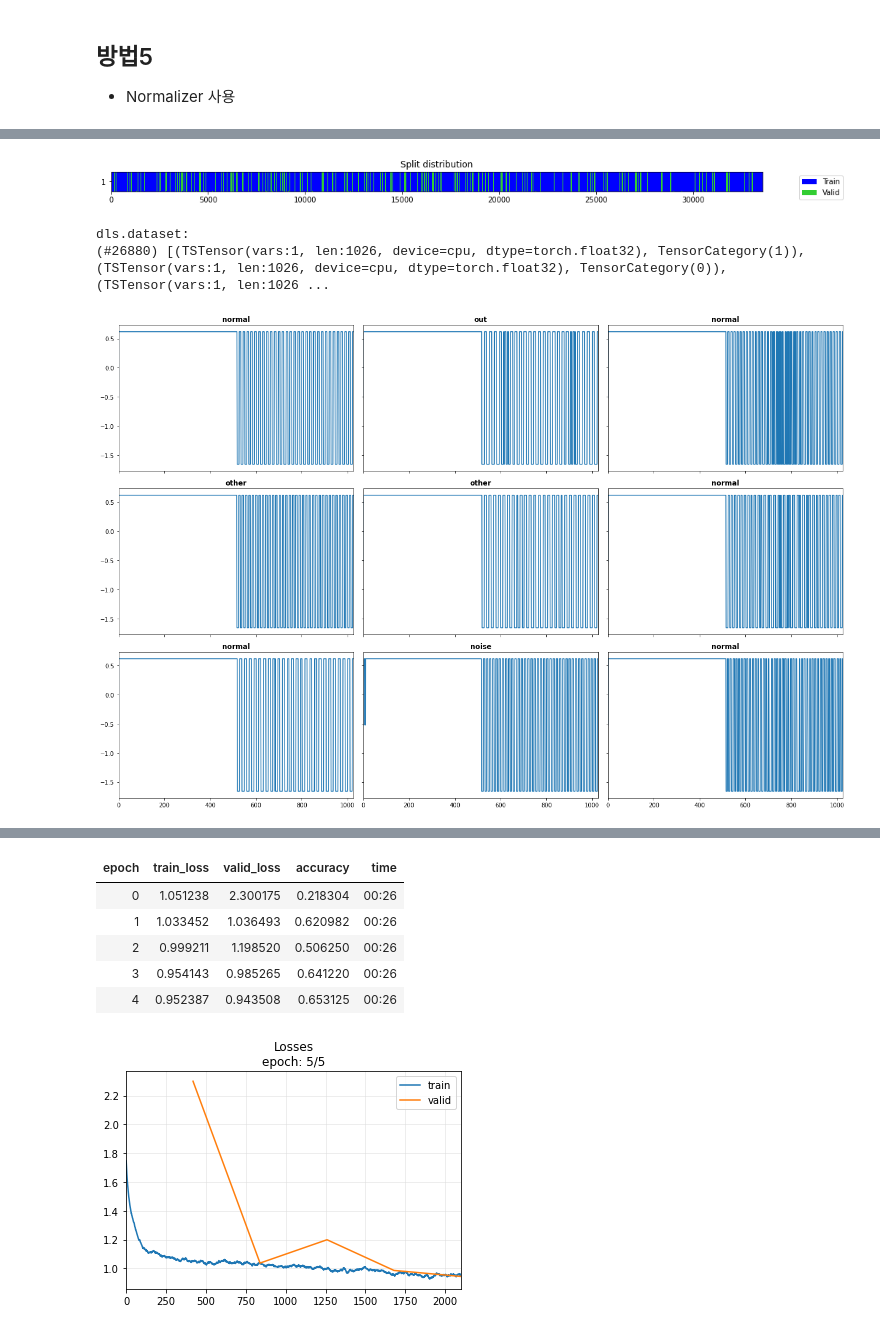
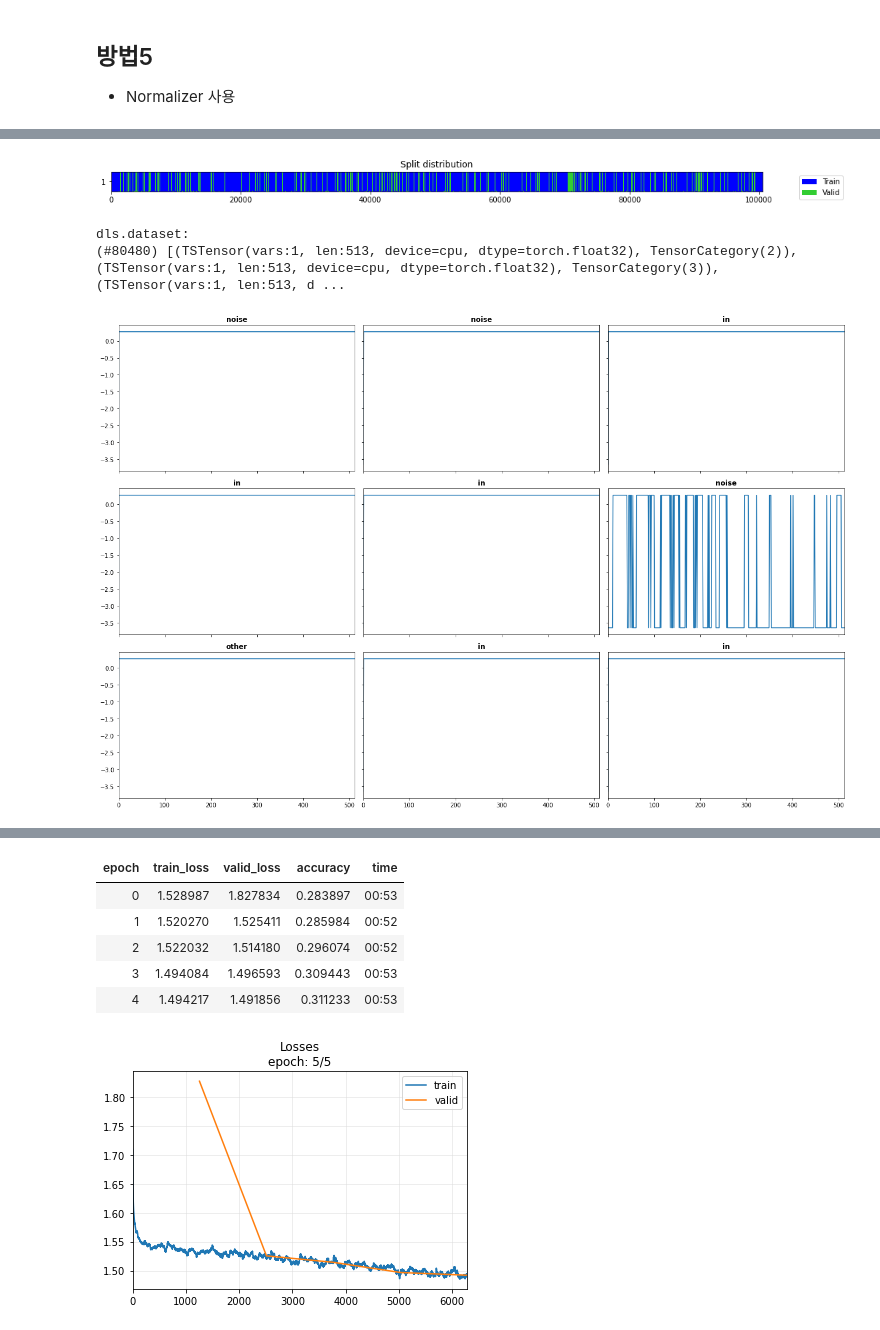
Before and after one commit to seuly1203/TSClassification, a Jupyter notebook: v24_norm_cases정리_1d.ipynb, the cells around one changed output, grey strips where cells are left out. Saved outputs shown, nothing was run; the diff lists cells and outputs as text; code cells hidden in the pictures.

Commit message:
train with oversampled data

```diff
--- a/v24_norm_cases정리_1d.ipynb
+++ b/v24_norm_cases정리_1d.ipynb
@@ -867,0 +892,9 @@ X = to3d(X)
+# %%
+import pandas as pd
+train = pd.read_csv('/content/drive/MyDrive/AIBIZ/Data/v23/leaktype_train.csv')
+X = np.array(train.drop('leaktype', axis=1))
+y = np.array(train.leaktype) # y완
+print(y[:10])
+print(X.shape)
+X_1d = X.reshape(1, -1)
+print(X_1d.shape)
@@ -867,0 +909,9 @@ X = to3d(X)
+# %%
+from sklearn.preprocessing import Normalizer
+scaler = Normalizer()
+scaler = scaler.fit(X_1d.T)
+
+normalized_X = scaler.transform(X_1d.T).T
+print(normalized_X)
+norm_X = normalized_X.reshape((33600, 513))
+norm_X = to3d(norm_X) # X완
@@ -869,7 +923,7 @@ X = to3d(X)
 # 전처리한 데이터 X, y 준비 후 #
 ########### TEMPLATE ############
 # splits 생성
-X, y = X, concat_y
+X, y = norm_X, y
 model_name = 'InceptionTimePlus'
 method_num = '5'
 splits = get_splits(y, valid_size=0.2, stratify=True, random_state=42, shuffle=True)
@@ -888,41 +942,41 @@ model = build_ts_model(InceptionTimePlus, dls=dls) # model
 learn = Learner(dls, model, metrics=accuracy)
 
 # learning rate curve
 learn.lr_find()
 
 # train
 learn = ts_learner(dls, metrics=accuracy, cbs=ShowGraph())
 learn.fit_one_cycle(5, lr_max=1e-3)
 
 # 모델 저장
 PATH = Path(f'./models/{model_name}_{method_num}.pkl')
 PATH.parent.mkdir(parents=True, exist_ok=True)
 learn.export(PATH)
 
 # visualize data
 learn.show_results(sharey=True)
 learn.show_probas()
 
 interp = ClassificationInterpretation.from_learner(learn)
 interp.plot_confusion_matrix()
 interp.most_confused(min_val=3)
 interp.print_classification_report()
 
 # create predictions
 PATH = Path(f'./models/{model_name}_{method_num}.pkl')
 learn_gpu = load_learner(PATH, cpu=False)
 probas, _, preds = learn_gpu.get_X_preds(X[splits[0]])
 print(preds[-10:])
 # %% [output]
-[figure, old version]
+[figure, new version]
 dls.dataset:
-(#26880) [(TSTensor(vars:1, len:1026, device=cpu, dtype=torch.float32), TensorCategory(1)), (TSTensor(vars:1, len:1026, device=cpu, dtype=torch.float32), TensorCategory(0)), (TSTensor(vars:1, len:1026 ...
+(#80480) [(TSTensor(vars:1, len:513, device=cpu, dtype=torch.float32), TensorCategory(2)), (TSTensor(vars:1, len:513, device=cpu, dtype=torch.float32), TensorCategory(3)), (TSTensor(vars:1, len:513, d ...
-[figure, old version]
+[figure, new version]
 [interactive output not drawn]
 | epoch | train_loss | valid_loss | accuracy | time |
-| 0 | 1.051238 | 2.300175 | 0.218304 | 00:26 |
-| 1 | 1.033452 | 1.036493 | 0.620982 | 00:26 |
-| 2 | 0.999211 | 1.198520 | 0.506250 | 00:26 |
-| 3 | 0.954143 | 0.985265 | 0.641220 | 00:26 |
-| 4 | 0.952387 | 0.943508 | 0.653125 | 00:26 |
+| 0 | 1.528987 | 1.827834 | 0.283897 | 00:53 |
+| 1 | 1.520270 | 1.525411 | 0.285984 | 00:52 |
+| 2 | 1.522032 | 1.514180 | 0.296074 | 00:52 |
+| 3 | 1.494084 | 1.496593 | 0.309443 | 00:53 |
+| 4 | 1.494217 | 1.491856 | 0.311233 | 00:53 |
-[figure, old version]
+[figure, new version]
```
Also changed, not shown: parts of 70 cells of this notebook.
